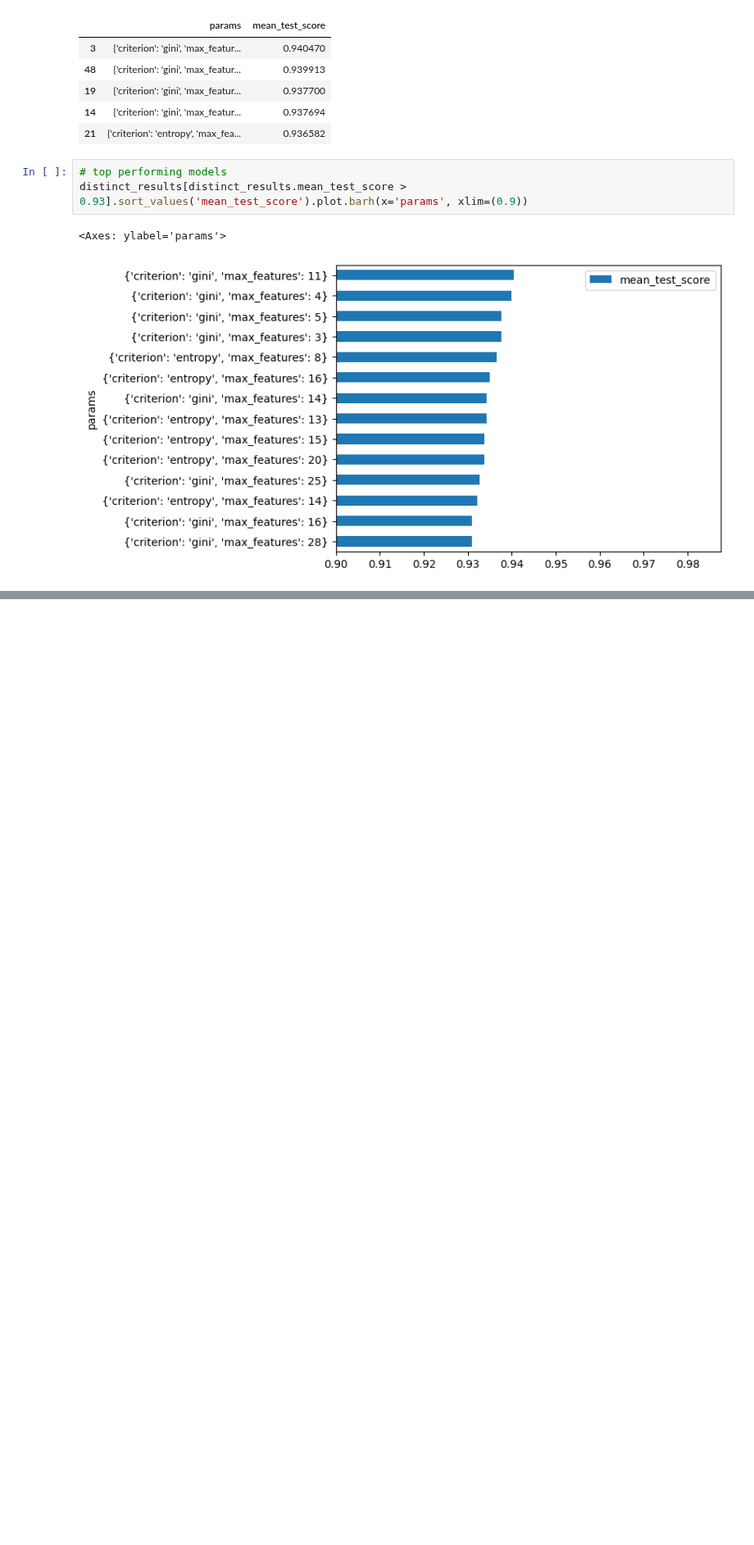
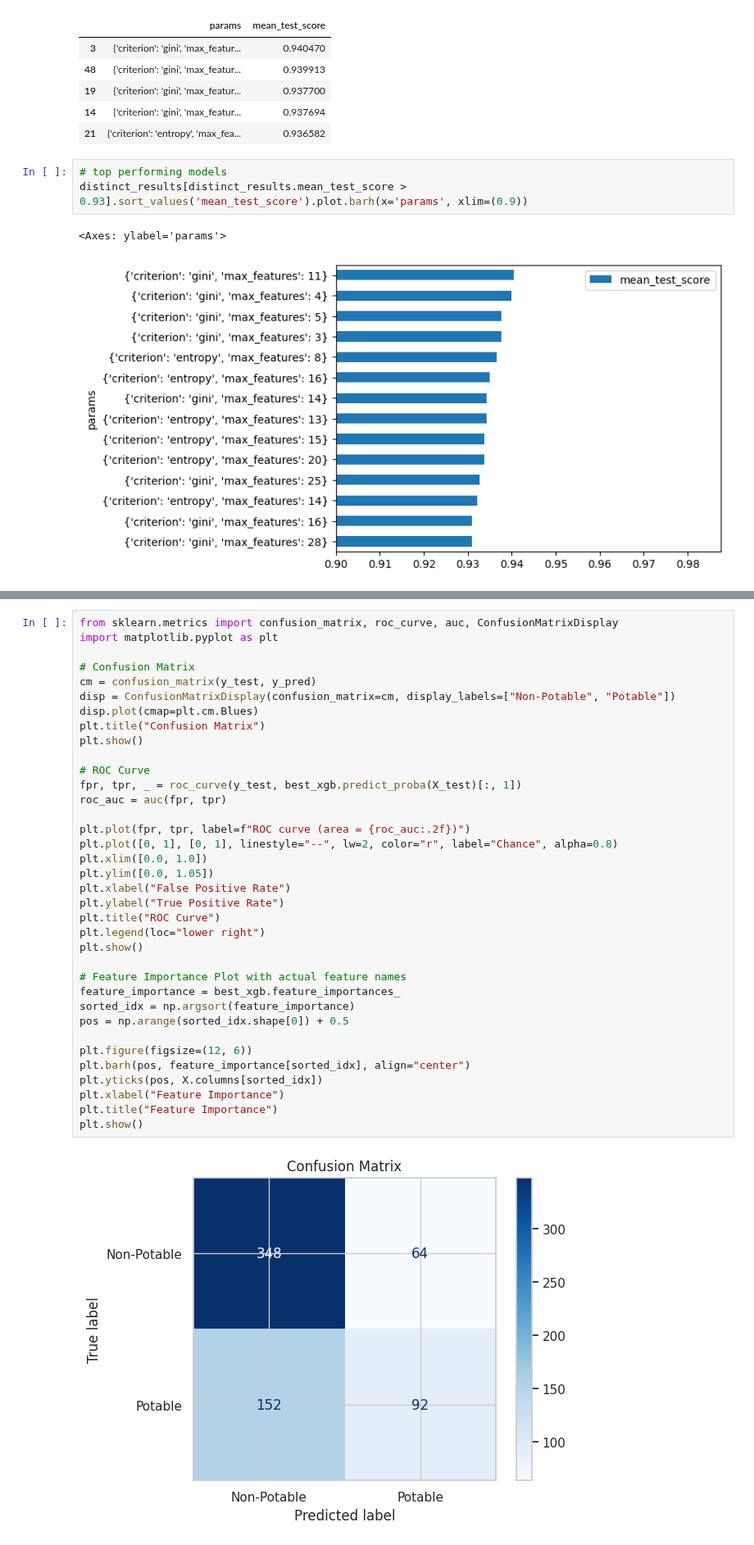
Before and after one commit to jmohsbeck1/jpmc_mle, a Jupyter notebook: HyperParms_JPMC.ipynb, the cells around one changed output, grey strips where cells are left out. Shown at 82% size. Cells and saved outputs as stored; diff of their text form; blank space fills up the shorter version.

```diff
--- a/HyperParms_JPMC.ipynb
+++ b/HyperParms_JPMC.ipynb
@@ -533,0 +696,38 @@ distinct_results[distinct_results.mean_test_score > 0.93].sort_values('mean_test
+# %%
+from sklearn.metrics import confusion_matrix, roc_curve, auc, ConfusionMatrixDisplay
+import matplotlib.pyplot as plt
+
+# Confusion Matrix
+cm = confusion_matrix(y_test, y_pred)
+disp = ConfusionMatrixDisplay(confusion_matrix=cm, display_labels=["Non-Potable", "Potable"])
+disp.plot(cmap=plt.cm.Blues)
+plt.title("Confusion Matrix")
+plt.show()
+
+# ROC Curve
+fpr, tpr, _ = roc_curve(y_test, best_xgb.predict_proba(X_test)[:, 1])
+roc_auc = auc(fpr, tpr)
+
+plt.plot(fpr, tpr, label=f"ROC curve (area = {roc_auc:.2f})")
+plt.plot([0, 1], [0, 1], linestyle="--", lw=2, color="r", label="Chance", alpha=0.8)
+plt.xlim([0.0, 1.0])
+plt.ylim([0.0, 1.05])
+plt.xlabel("False Positive Rate")
+plt.ylabel("True Positive Rate")
+plt.title("ROC Curve")
+plt.legend(loc="lower right")
+plt.show()
+
+# Feature Importance Plot with actual feature names
+feature_importance = best_xgb.feature_importances_
+sorted_idx = np.argsort(feature_importance)
+pos = np.arange(sorted_idx.shape[0]) + 0.5
+
+plt.figure(figsize=(12, 6))
+plt.barh(pos, feature_importance[sorted_idx], align="center")
+plt.yticks(pos, X.columns[sorted_idx])
+plt.xlabel("Feature Importance")
+plt.title("Feature Importance")
+plt.show()
+# %% [output]
+[figure, added]
```
Also changed, not shown: parts of 6 cells of this notebook.
